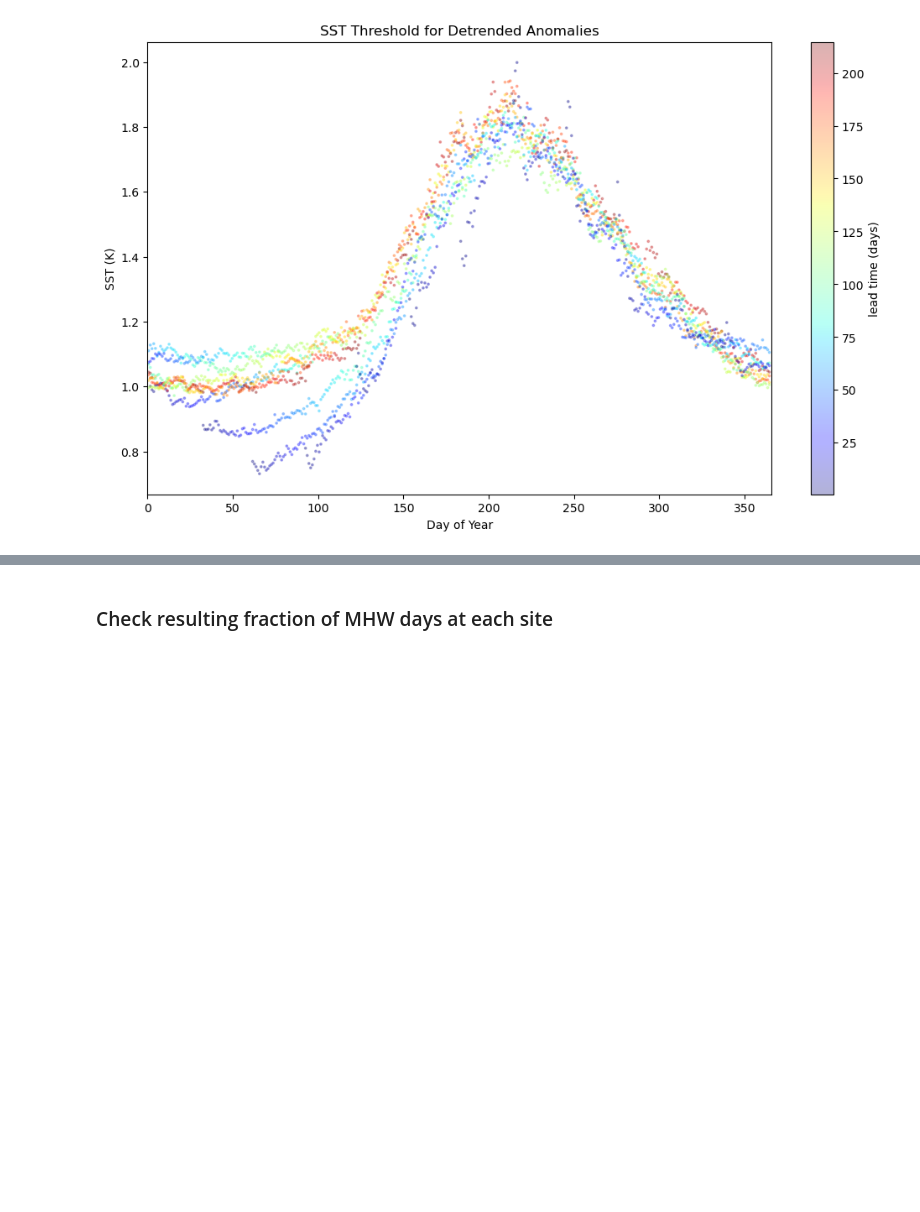
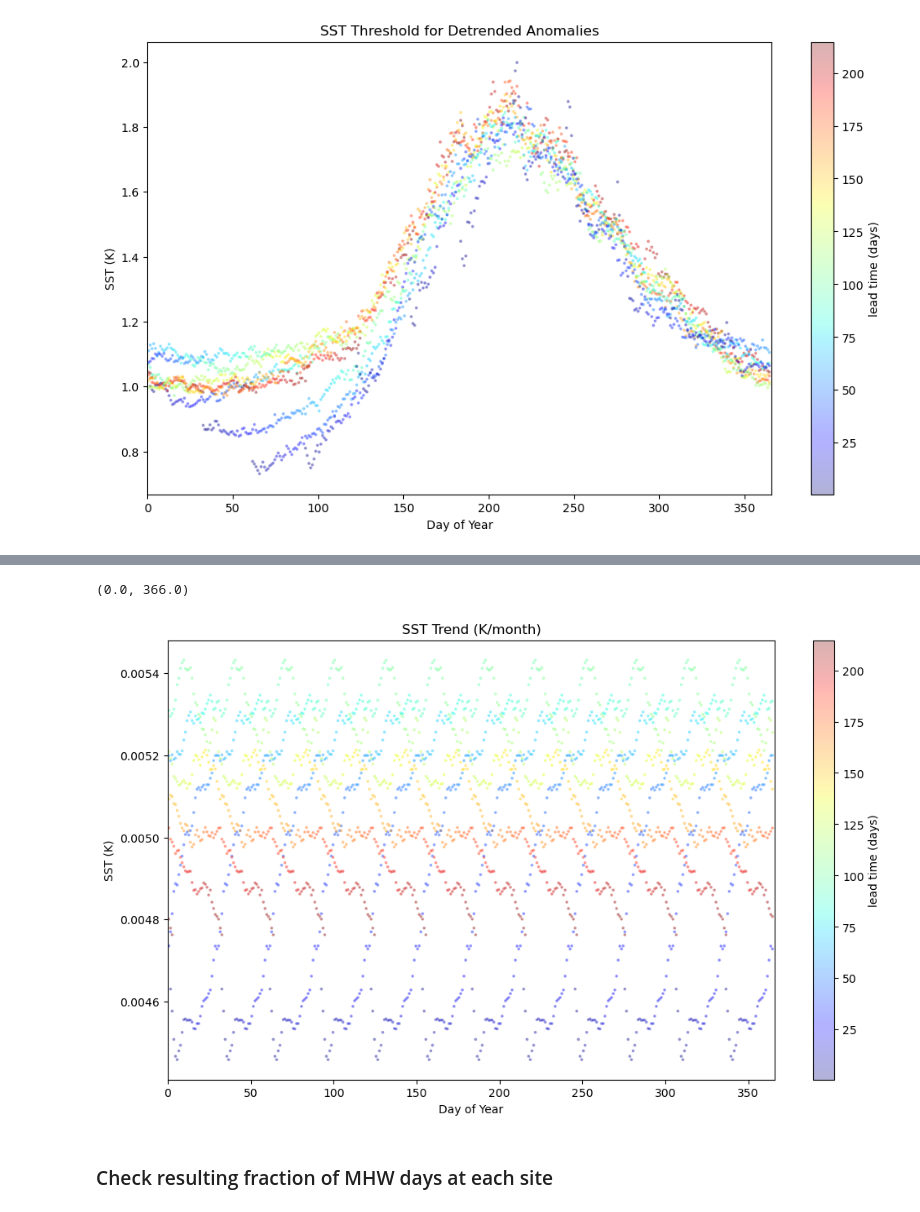
Before and after one commit to e-olson/MHW, a Jupyter notebook: MHW_Forecasts_New/checkSmooth_AllComponents_NoSmoothing.ipynb, the cells around one changed output, grey strips where cells are left out. Saved outputs shown, nothing was run; the diff lists cells and outputs as text; code cells hidden in the pictures; blank space fills up the shorter version.

```diff
--- a/MHW_Forecasts_New/checkSmooth_AllComponents_NoSmoothing.ipynb
+++ b/MHW_Forecasts_New/checkSmooth_AllComponents_NoSmoothing.ipynb
@@ -180,3 +183,18 @@ ax.set_xlim(0,366)
+# %%
+# ball: clim + qt + max adjustment due to trend (overestimate)
+fig,ax=plt.subplots(1,1,figsize=(12,7))
+for mm in range(1,13):
+    t=(dt.datetime(2024,mm,1)-dt.datetime(2023,12,31)).total_seconds()/(24*3600)+fthr.leadtime.values/24
+    t=t%365
+    m=ax.scatter(t,fb.fit.isel(b=1,lat=130,lon=200).values,c=fthr.leadtime.values/24,s=3,cmap=plt.get_cmap('jet'),alpha=.3)
+fig.colorbar(m,label='lead time (days)')
+ax.set_title('SST Trend (K/month)')
+ax.set_xlabel('Day of Year')
+ax.set_ylabel('SST (K)')
+ax.set_xlim(0,366)
+# %% [output]
+(0.0, 366.0)
+[figure, added]
 # %%
 fb.close(); fclim.close();
 fthr.close()
```
Also changed, not shown: parts of 13 cells of this notebook, 4 other files.
